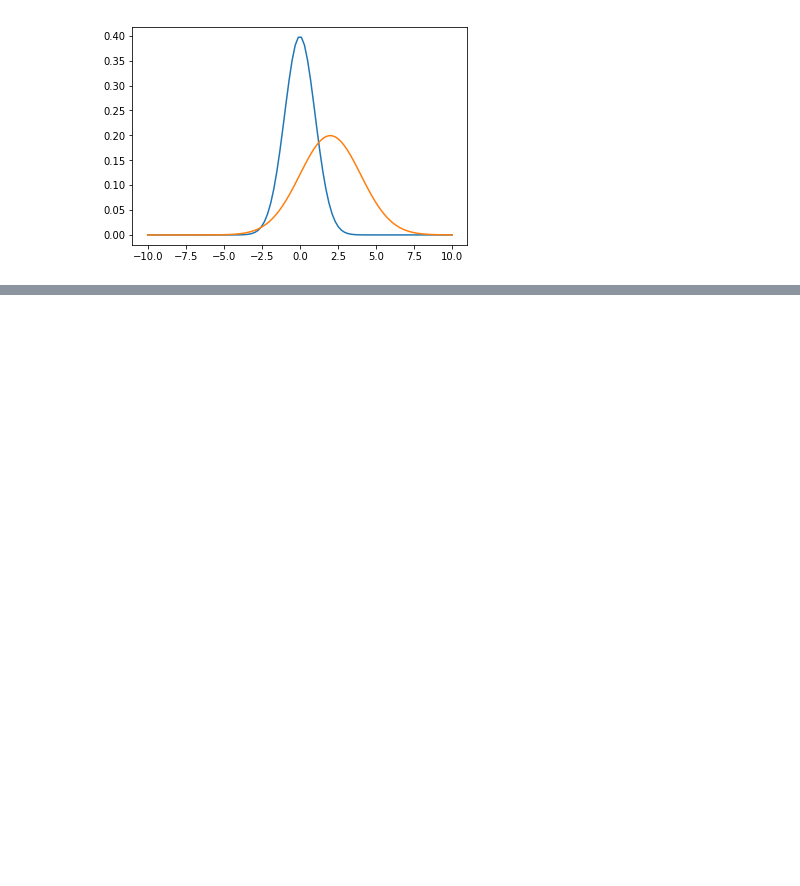
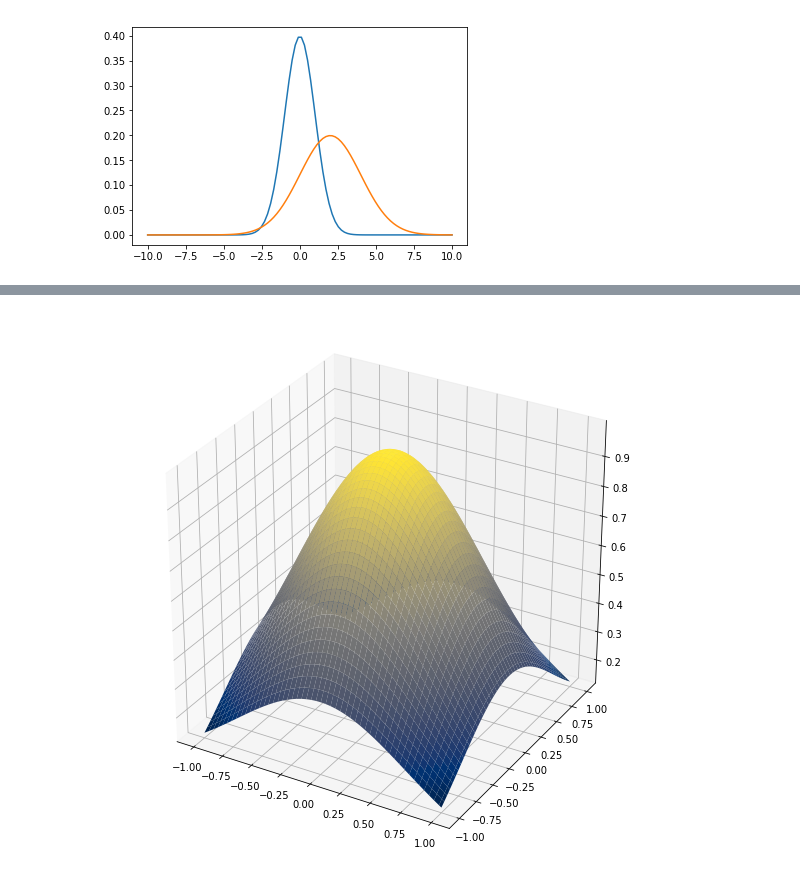
Before and after one commit to lynn0503/Notes-backup, a Jupyter notebook: Probability and Statistics.ipynb, the cells around one changed output, grey strips where cells are left out. Saved outputs shown, nothing was run; the diff lists cells and outputs as text; code cells hidden in the pictures; blank space fills up the shorter version.

```diff
--- a/Probability and Statistics.ipynb
+++ b/Probability and Statistics.ipynb
@@ -216,0 +244,15 @@ plt.show()
+# %%
+# 高斯积分
+def f(x,y):
+    return np.exp(-x**2-y**2)
+
+fig = plt.figure(figsize=(10,10))
+ax = plt.axes(projection='3d')
+x=np.linspace(-1,1,100)
+y=np.linspace(-1,1,100)
+X, Y = np.meshgrid(x, y)
+Z=f(X,Y)
+ax.plot_surface(X,Y,Z,cmap='cividis')
+plt.show()
+# %% [output]
+[figure, added]
```
Also changed, not shown: parts of 4 cells of this notebook.
